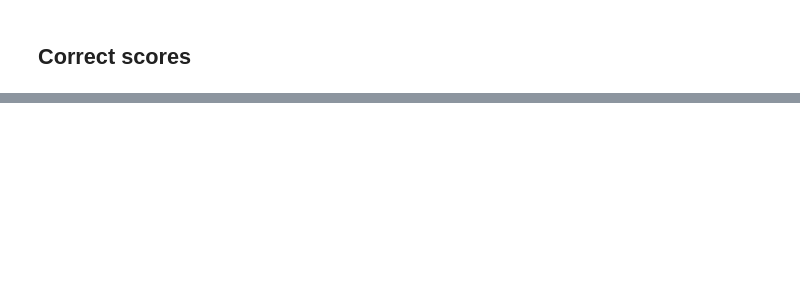
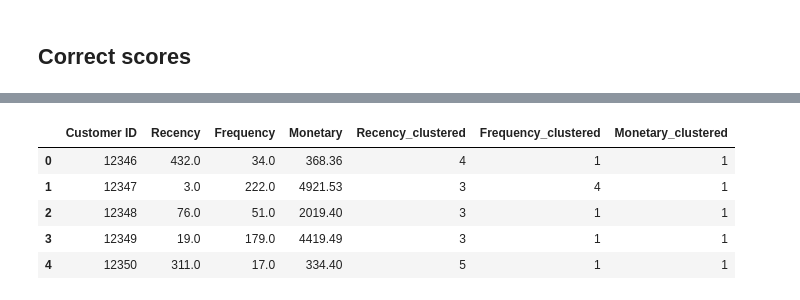
Before and after one commit to ArgyroMp/msc-thesis, a Jupyter notebook: Notebooks/02.rfm_dataset.ipynb, the cells around one changed output, grey strips where cells are left out. Drawn from its saved outputs; the diff is of its cells as text; code cells hidden in the pictures; blank space fills up the shorter version.

```diff
--- a/Notebooks/02.rfm_dataset.ipynb
+++ b/Notebooks/02.rfm_dataset.ipynb
@@ -342,0 +323,9 @@ rfmdata_clustered = rfm2.to_csv(r'C:\Users\argyr\OneDrive\Υπολογιστής
+# %%
+rfm2.head()
+# %% [output]
+|  | Customer ID | Recency | Frequency | Monetary | Recency_clustered | Frequency_clustered | Monetary_clustered |
+| 0 | 12346 | 432.0 | 34.0 | 368.36 | 4 | 1 | 1 |
+| 1 | 12347 | 3.0 | 222.0 | 4921.53 | 3 | 4 | 1 |
+| 2 | 12348 | 76.0 | 51.0 | 2019.40 | 3 | 1 | 1 |
+| 3 | 12349 | 19.0 | 179.0 | 4419.49 | 3 | 1 | 1 |
+| 4 | 12350 | 311.0 | 17.0 | 334.40 | 5 | 1 | 1 |
```
Also changed, not shown: parts of 20 cells of this notebook.
